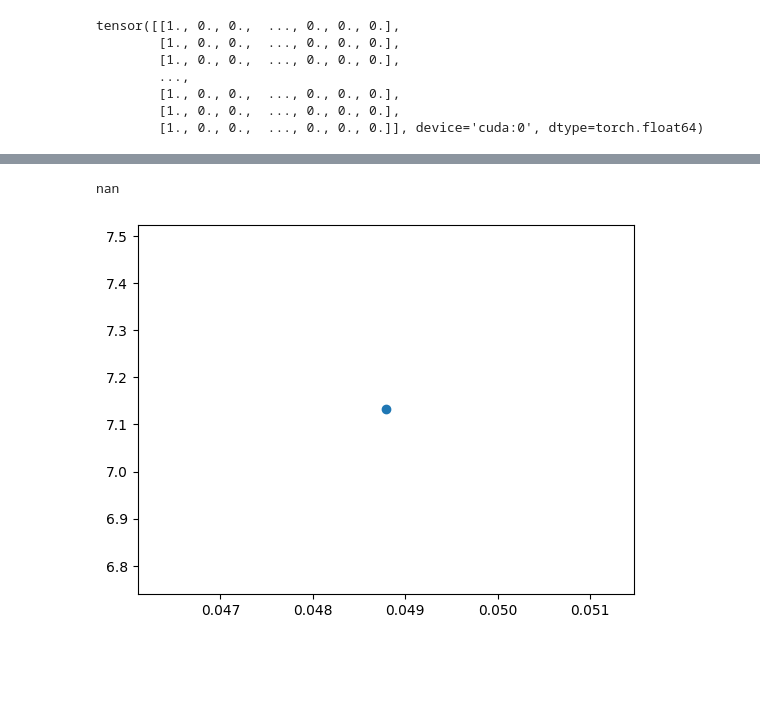
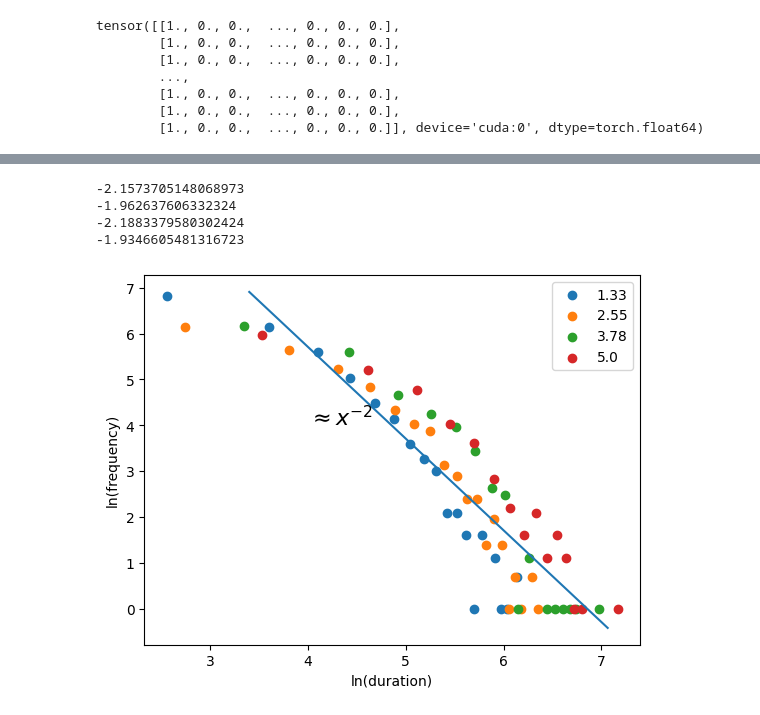
Before and after one commit to alireza-astane/Neuroscience_Project, a Jupyter notebook: results2.ipynb, the cells around one changed output, grey strips where cells are left out. Saved outputs shown, nothing was run; the diff lists cells and outputs as text; code cells hidden in the pictures; blank space fills up the shorter version.

```diff
--- a/results2.ipynb
+++ b/results2.ipynb
@@ -6,7 +6,7 @@ import model
 import glob
 import scipy
 # %%
-N = 300
+N = 100
 dt = 0.0001
 T = 10
 w_in = 50 * 10**-12
@@ -55,3 +53,14 @@ tensor([[1., 0., 0.,  ..., 0., 0., 0.],
         [1., 0., 0.,  ..., 0., 0., 0.],
         [1., 0., 0.,  ..., 0., 0., 0.],
         [1., 0., 0.,  ..., 0., 0., 0.]], device='cuda:0', dtype=torch.float64)
+# %%
+spikes = spikes1
+
+print("num spikes : ", torch.sum(spikes).cpu())
+time_steps = spikes.shape[1]
+
+plt.imshow(spikes[:,:].cpu())
+plt.show()
+plt.plot(torch.arange(time_steps)[:],spikes.sum(0)[:].cpu())
+plt.show()
+print(spikes.sum(0).mean().cpu())
@@ -112,23 +113,44 @@ plt.show()
 # %%
+for spikes in [spikes2,spikes3,spikes4,spikes5]:
 
-avalanches_steps = torch.where(ends) [0] -   torch.where(starts)[0] + 1
+    avalanch = spikes.sum(0) != 0
+    slippingR = avalanch.roll(+1)
+    slippingL = avalanch.roll(-1)
+    slippingR[0] = False
+    slippingL[-1] = False
+
+    ends  = torch.logical_xor( avalanch ,(avalanch *slippingL))
+    starts  = torch.logical_xor( avalanch ,(avalanch *slippingR))
+
+    avalanches_steps = torch.where(ends) [0] -   torch.where(starts)[0] + 1
 
 
-# nbins = 10
-# bins = np.exp(np.linspace(np.log(avalanches_size.cpu().min()), np.log(avalanches_size.cpu().max()) , nbins))
-bins = 50
-freq,size = np.histogram(avalanches_steps.cpu(),bins = 10)
-size = (size[:-1] + size[1:])/2
+    # nbins = 10
+    # bins = np.exp(np.linspace(np.log(avalanches_size.cpu().min()), np.log(avalanches_size.cpu().max()) , nbins))
+    bins = 20
+    freq,size = np.histogram(avalanches_steps.cpu(),bins =bins)
+    size = (size[:-1] + size[1:])/2
 
 
-slope , intercept, rvalue ,_,_= scipy.stats.linregress(np.log(size[freq != 0]),np.log(freq[freq != 0]))
-print(slope)
+    slope , intercept, rvalue ,_,_= scipy.stats.linregress(np.log(size[freq != 0]),np.log(freq[freq != 0]))
+    print(slope)
 
 
-plt.scatter(np.log(size[freq != 0]),np.log(freq[freq != 0]))
-plt.plot([np.log(size[freq != 0])[0],np.log(size[freq != 0][-1])],[intercept,intercept + slope * np.log(size[freq != 0][-1])])
-# plt.text(6,4,f"slope = {np.round(slope,3)}")
+    plt.scatter(np.log(size[freq != 0]),np.log(freq[freq != 0]))
+    # plt.plot([np.log(size[freq != 0])[0],np.log(size[freq != 0][-1])],[intercept,intercept + slope * np.log(size[freq != 0][-1])])
+    # plt.text(6,4,f"slope = {np.round(slope,3)}")
+
+
+plt.plot(np.log(30*np.arange(40)),np.log(1000*np.arange(40)**-2.0))
+plt.text(4,4,"$\\approx x^{-2}$",fontsize = 16)
+plt.legend(np.round(fs[1:],2))
+plt.xlabel("ln(duration)")
+plt.ylabel("ln(frequency)")
+
 plt.show()
 # %% [output]
-nan
+-2.1573705148068973
+-1.962637606332324
+-2.1883379580302424
+-1.9346605481316723
-[figure, old version]
+[figure, new version]
```
Also changed, not shown: parts of 6 cells of this notebook, 3 other files.
